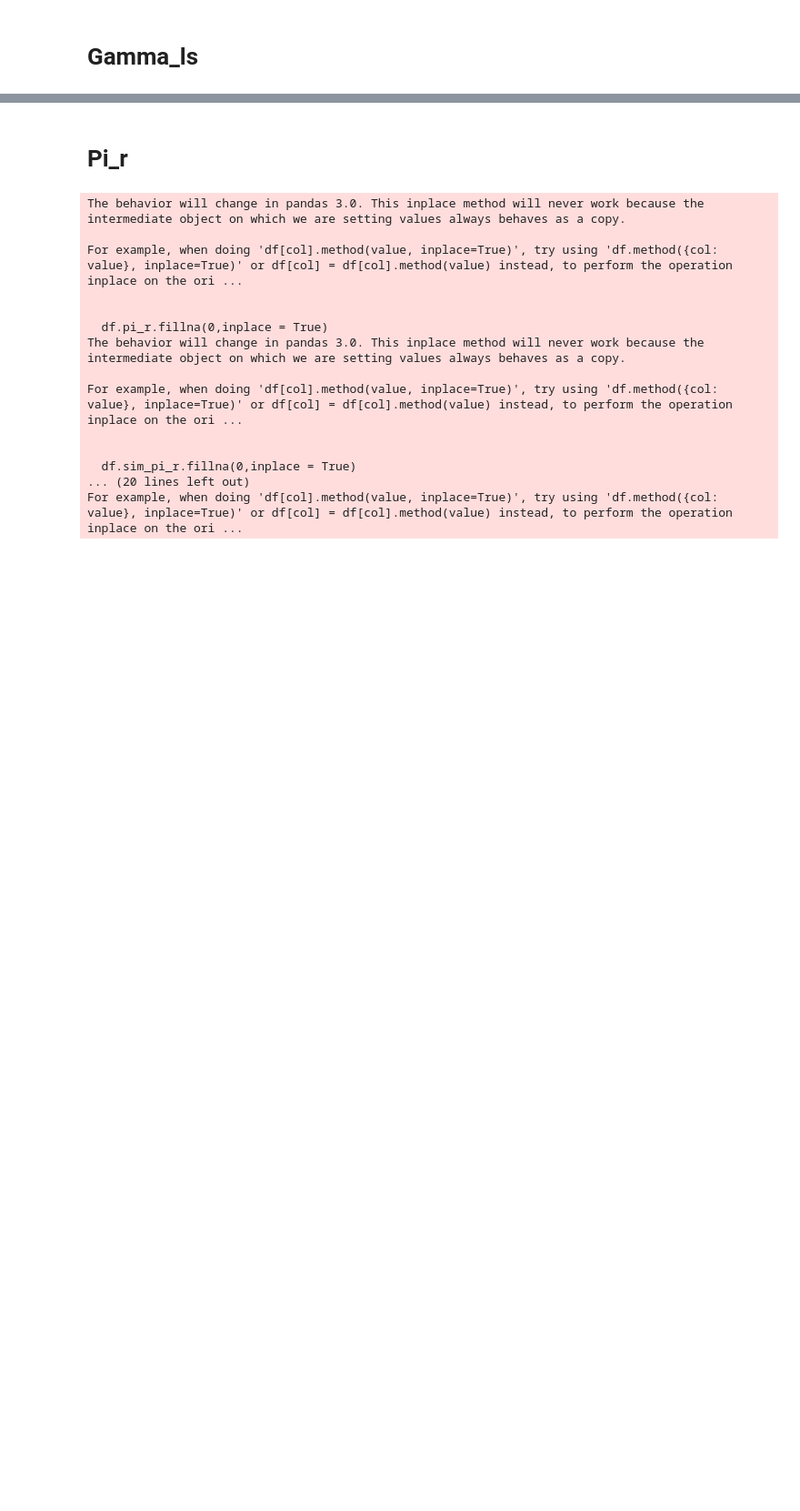
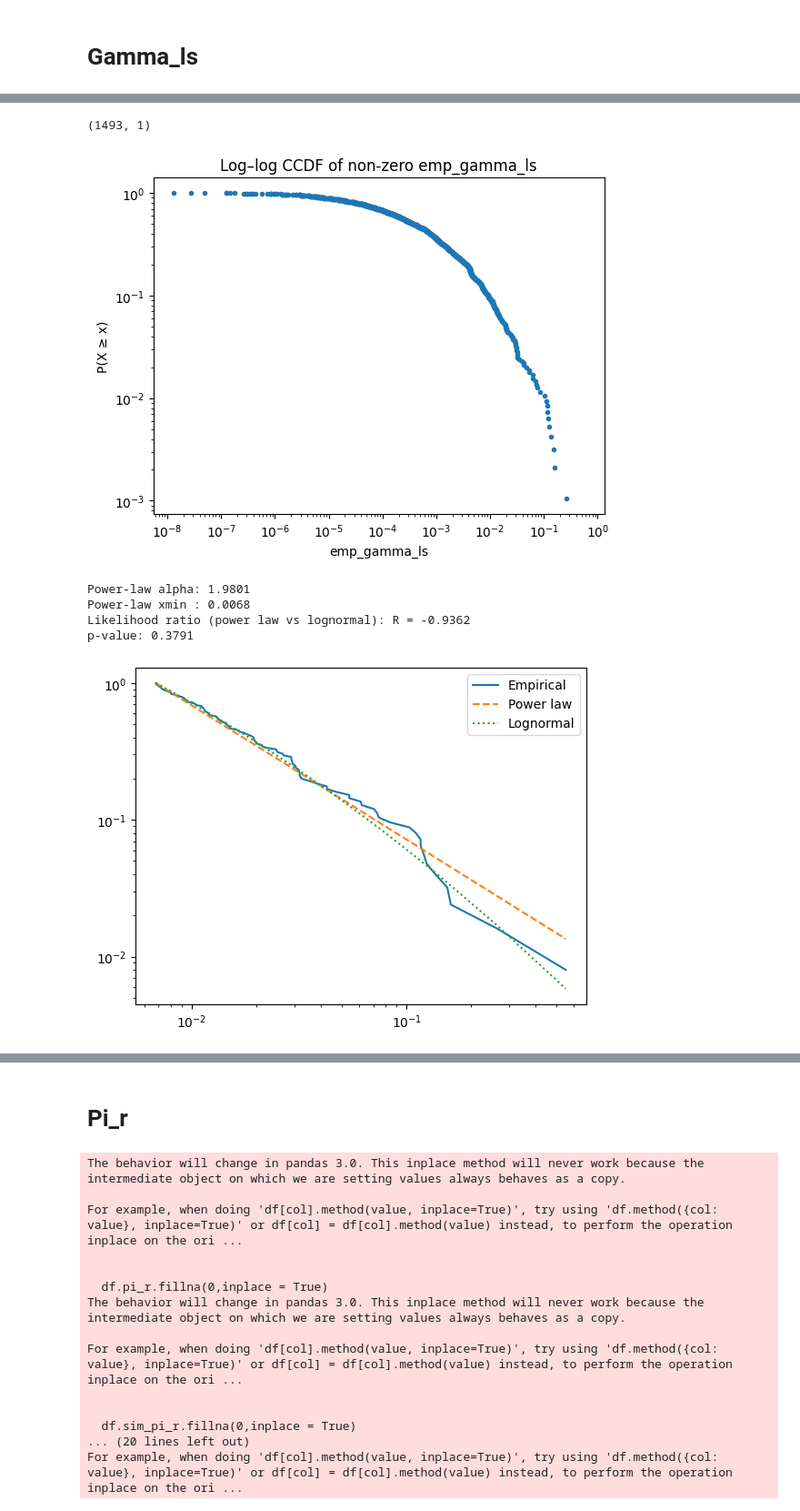
Before and after one commit to SwannChelly/SMM_Spatial_Comovement, a Jupyter notebook: analysis.ipynb, the cells around one changed output, grey strips where cells are left out. Shown at 91% size. Saved outputs shown, nothing was run; the diff lists cells and outputs as text; code cells hidden in the pictures; blank space fills up the shorter version.

```diff
--- a/analysis.ipynb
+++ b/analysis.ipynb
@@ -396,0 +418,64 @@ max          5.513672e-01            0.437642
+# %%
+tmp = pd.DataFrame(np.ndarray.flatten(empirical_moments_dict['emp_gamma_ls']),columns= ["emp_gamma_ls"])
+print(tmp.query("emp_gamma_ls==0").shape)
+tmp.query('emp_gamma_ls!= 0').describe()
+
+import numpy as np
+import pandas as pd
+import matplotlib.pyplot as plt
+import powerlaw
+
+# ------------------------------------------------------------------
+# 1. Extract non-zero, positive data
+# ------------------------------------------------------------------
+x = tmp.loc[tmp['emp_gamma_ls'] != 0, 'emp_gamma_ls'].values
+x = x[x > 0]
+
+# ------------------------------------------------------------------
+# 2. Log–log CCDF (diagnostic)
+# ------------------------------------------------------------------
+x_sorted = np.sort(x)
+ccdf = 1.0 - np.arange(1, len(x_sorted) + 1) / len(x_sorted)
+
+plt.figure()
+plt.loglog(x_sorted, ccdf, marker='.', linestyle='none')
+plt.xlabel("emp_gamma_ls")
+plt.ylabel("P(X ≥ x)")
+plt.title("Log–log CCDF of non-zero emp_gamma_ls")
+plt.show()
+
+# ------------------------------------------------------------------
+# 3. Power-law fit (MLE)
+# ------------------------------------------------------------------
+fit = powerlaw.Fit(x, discrete=False, verbose=False)
+
+alpha = fit.power_law.alpha
+xmin = fit.power_law.xmin
+
+print(f"Power-law alpha: {alpha:.4f}")
+print(f"Power-law xmin : {xmin:.4f}")
+
+# ------------------------------------------------------------------
+# 4. Goodness-of-fit: power law vs lognormal
+# ------------------------------------------------------------------
+R, p = fit.distribution_compare('power_law', 'lognormal')
+
+print(f"Likelihood ratio (power law vs lognormal): R = {R:.4f}")
+print(f"p-value: {p:.4f}")
+
+# ------------------------------------------------------------------
+# 5. Visual comparison of CCDFs
+# ------------------------------------------------------------------
+fig = fit.plot_ccdf(label='Empirical')
+fit.power_law.plot_ccdf(ax=fig, linestyle='--', label='Power law')
+fit.lognormal.plot_ccdf(ax=fig, linestyle=':', label='Lognormal')
+plt.legend()
+plt.show()
+# %% [output]
+(1493, 1)
+[figure, added]
+Power-law alpha: 1.9801
+Power-law xmin : 0.0068
+Likelihood ratio (power law vs lognormal): R = -0.9362
+p-value: 0.3791
+[figure, added]
```
Also changed, not shown: parts of 11 cells of this notebook, 21 other files.
